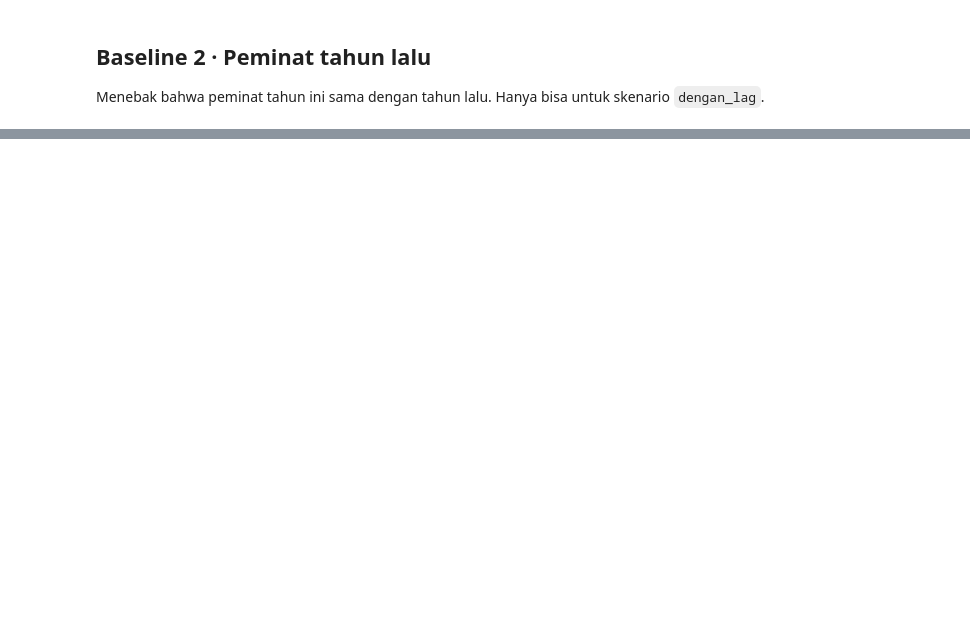
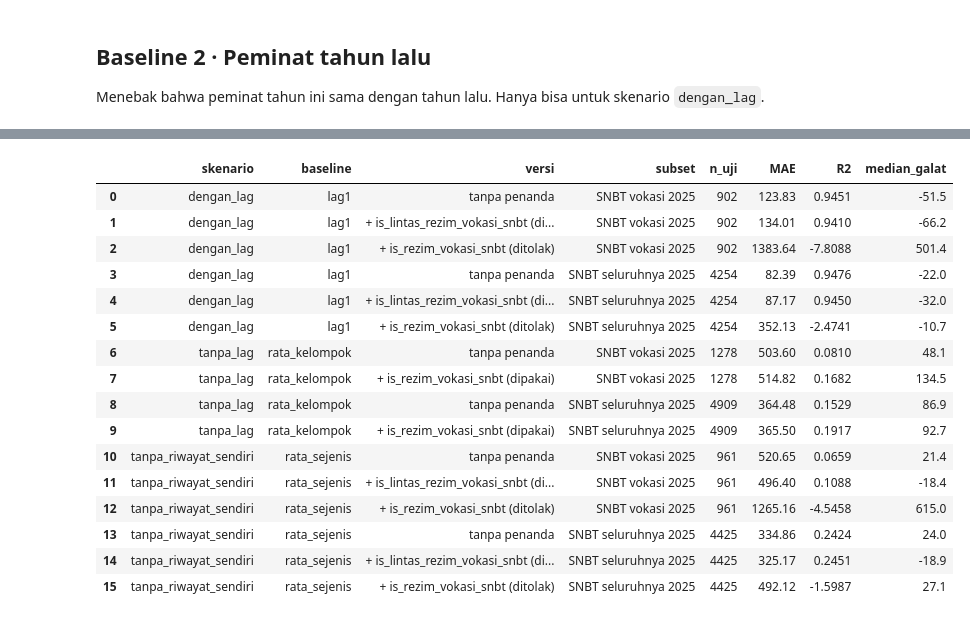
Before and after one commit to samythh/estimasi-peminat-snpmb, a Jupyter notebook: notebooks/00_baseline.ipynb, the cells around one changed output, grey strips where cells are left out. Drawn from its saved outputs; the diff is of its cells as text; code cells hidden in the pictures; blank space fills up the shorter version.

```diff
--- a/notebooks/00_baseline.ipynb
+++ b/notebooks/00_baseline.ipynb
@@ -50,0 +89,10 @@ from fondasi import (muat_data, evaluasi, info_baris, lipatan_waktu,
+# %%
+# Daftar fitur per skenario (data gabungan). One-hot diringkas per kelompok.
+ONEHOT = ("jenjang", "portofolio", "kelompok_bidang", "provinsi", "jalur")
+for sk in SKENARIO:
+    kolom = DATA[(sk, None)][0].columns
+    biasa = [c for c in kolom if not c.startswith(tuple(p + "_" for p in ONEHOT))]
+    onehot = {p: sum(c.startswith(p + "_") for c in kolom) for p in ONEHOT}
+    print(f"{sk} ({len(kolom)} fitur)")
+    print("   ", ", ".join(biasa))
+    print("    one-hot:", ", ".join(f"{p} ({n})" for p, n in onehot.items()))
@@ -91,7 +144,7 @@ for skenario in SKENARIO:
 Menebak bahwa peminat tahun ini sama dengan tahun lalu. Hanya bisa untuk skenario `dengan_lag`.
 # %%
 for jalur in (None, "SNBP", "SNBT"):
-    X_train, X_test, y_train, y_test = muat_data("dengan_lag", jalur, verbose=False)
+    X_train, X_test, y_train, y_test = DATA[("dengan_lag", jalur)]
     prediksi = X_test["peminat_lag1"].values
     evaluasi(y_test, prediksi, "baseline_lag1", "dengan_lag", jalur,
              n_latih=len(X_train), n_fitur=1)
@@ -109,0 +165,7 @@ for jalur in (None, "SNBP", "SNBT"):
+# %%
+for jalur in (None, "SNBP", "SNBT"):
+    X_train, X_test, y_train, y_test = DATA[("tanpa_riwayat_sendiri", jalur)]
+    prediksi = X_test["rata_peminat_prodi_sejenis_lag1"].values
+    evaluasi(y_test, prediksi, "baseline_rata_sejenis", "tanpa_riwayat_sendiri", jalur,
+             n_latih=len(X_train), n_fitur=1)
+    print()
@@ -125,0 +247,50 @@ hasil[["nama_model", "skenario", "jalur", "n_latih", "n_uji", "MAE", "MAPE", "R2
+# %%
+def nilai(y, p):
+    g = np.asarray(y) - np.asarray(p)
+    return {"MAE": round(float(np.mean(np.abs(g))), 2),
+            "R2": round(float(1 - np.sum(g ** 2) / np.sum((y - np.mean(y)) ** 2)), 4),
+            "median_galat": round(float(np.median(-g)), 1)}   # + = menebak terlalu tinggi
+
+baris = []
+for sk in SKENARIO:
+    X_train, X_test, y_train, y_test = DATA[(sk, "SNBT")]
+    i_latih, i_uji = info_baris(X_train), info_baris(X_test)
+    dipakai = "is_rezim_vokasi_snbt" if sk == "tanpa_lag" else "is_lintas_rezim_vokasi_snbt"
+    assert dipakai in X_train.columns
+    versi = {"tanpa penanda": None, f"+ {dipakai} (dipakai)": dipakai}
+    if sk != "tanpa_lag":
+        versi["+ is_rezim_vokasi_snbt (ditolak)"] = "is_rezim_vokasi_snbt"
+
+    prediksi = {}
+    for label, kolom in versi.items():
+        if sk == "tanpa_lag":
+            nama = "rata_kelompok"
+            k_latih, k_uji = i_latih["kelompok_bidang"].values, i_uji["kelompok_bidang"].values
+            if kolom is None:
+                p = prediksi_rata(sk, X_train, y_train, X_test, k_latih, k_uji)
+            else:
+                p = prediksi_rata(sk, X_train, y_train, X_test,
+                                  k_latih + "|" + i_latih[kolom].astype(str).values,
+                                  k_uji + "|" + i_uji[kolom].astype(str).values,
+                                  cadangan=(k_latih, k_uji))
+        else:
+            acuan = "peminat_lag1" if sk == "dengan_lag" else "rata_peminat_prodi_sejenis_lag1"
+            nama = "lag1" if sk == "dengan_lag" else "rata_sejenis"
+            p = X_test[acuan].values
+            if kolom is not None:
+                rasio = (y_train / X_train[acuan]).groupby(i_latih[kolom].values).median()
+                p = p * i_uji[kolom].map(rasio).values
+        assert not np.isnan(p).any(), f"{sk} {label}: nilai penanda uji tidak ada di data latih"
+        prediksi[label] = p
+
+    vok = i_uji["jenjang"].isin(["D3", "D4"]).values
+    for subset, m in (("SNBT vokasi 2025", vok), ("SNBT seluruhnya 2025", np.ones_like(vok))):
+        m = m.astype(bool)
+        for label, p in prediksi.items():
+            baris.append({"skenario": sk, "baseline": nama, "versi": label, "subset": subset,
+                          "n_uji": int(m.sum()), **nilai(y_test.values[m], p[m])})
+
+penanda = pd.DataFrame(baris)
+penanda.to_csv(AKAR / "hasil" / "analisis_penanda_rezim.csv", index=False, encoding="utf-8-sig")
+penanda
+# %% [output]
@@ -125,0 +298,17 @@ hasil[["nama_model", "skenario", "jalur", "n_latih", "n_uji", "MAE", "MAPE", "R2
+|  | skenario | baseline | versi | subset | n_uji | MAE | R2 | median_galat |
+| 0 | dengan_lag | lag1 | tanpa penanda | SNBT vokasi 2025 | 902 | 123.83 | 0.9451 | -51.5 |
+| 1 | dengan_lag | lag1 | + is_lintas_rezim_vokasi_snbt (di... | SNBT vokasi 2025 | 902 | 134.01 | 0.9410 | -66.2 |
+| 2 | dengan_lag | lag1 | + is_rezim_vokasi_snbt (ditolak) | SNBT vokasi 2025 | 902 | 1383.64 | -7.8088 | 501.4 |
+| 3 | dengan_lag | lag1 | tanpa penanda | SNBT seluruhnya 2025 | 4254 | 82.39 | 0.9476 | -22.0 |
+| 4 | dengan_lag | lag1 | + is_lintas_rezim_vokasi_snbt (di... | SNBT seluruhnya 2025 | 4254 | 87.17 | 0.9450 | -32.0 |
+| 5 | dengan_lag | lag1 | + is_rezim_vokasi_snbt (ditolak) | SNBT seluruhnya 2025 | 4254 | 352.13 | -2.4741 | -10.7 |
+| 6 | tanpa_lag | rata_kelompok | tanpa penanda | SNBT vokasi 2025 | 1278 | 503.60 | 0.0810 | 48.1 |
+| 7 | tanpa_lag | rata_kelompok | + is_rezim_vokasi_snbt (dipakai) | SNBT vokasi 2025 | 1278 | 514.82 | 0.1682 | 134.5 |
+| 8 | tanpa_lag | rata_kelompok | tanpa penanda | SNBT seluruhnya 2025 | 4909 | 364.48 | 0.1529 | 86.9 |
+| 9 | tanpa_lag | rata_kelompok | + is_rezim_vokasi_snbt (dipakai) | SNBT seluruhnya 2025 | 4909 | 365.50 | 0.1917 | 92.7 |
+| 10 | tanpa_riwayat_sendiri | rata_sejenis | tanpa penanda | SNBT vokasi 2025 | 961 | 520.65 | 0.0659 | 21.4 |
+| 11 | tanpa_riwayat_sendiri | rata_sejenis | + is_lintas_rezim_vokasi_snbt (di... | SNBT vokasi 2025 | 961 | 496.40 | 0.1088 | -18.4 |
+| 12 | tanpa_riwayat_sendiri | rata_sejenis | + is_rezim_vokasi_snbt (ditolak) | SNBT vokasi 2025 | 961 | 1265.16 | -4.5458 | 615.0 |
+| 13 | tanpa_riwayat_sendiri | rata_sejenis | tanpa penanda | SNBT seluruhnya 2025 | 4425 | 334.86 | 0.2424 | 24.0 |
+| 14 | tanpa_riwayat_sendiri | rata_sejenis | + is_lintas_rezim_vokasi_snbt (di... | SNBT seluruhnya 2025 | 4425 | 325.17 | 0.2451 | -18.9 |
+| 15 | tanpa_riwayat_sendiri | rata_sejenis | + is_rezim_vokasi_snbt (ditolak) | SNBT seluruhnya 2025 | 4425 | 492.12 | -1.5987 | 27.1 |
```
Also changed, not shown: parts of 19 cells of this notebook, 15 other files.
